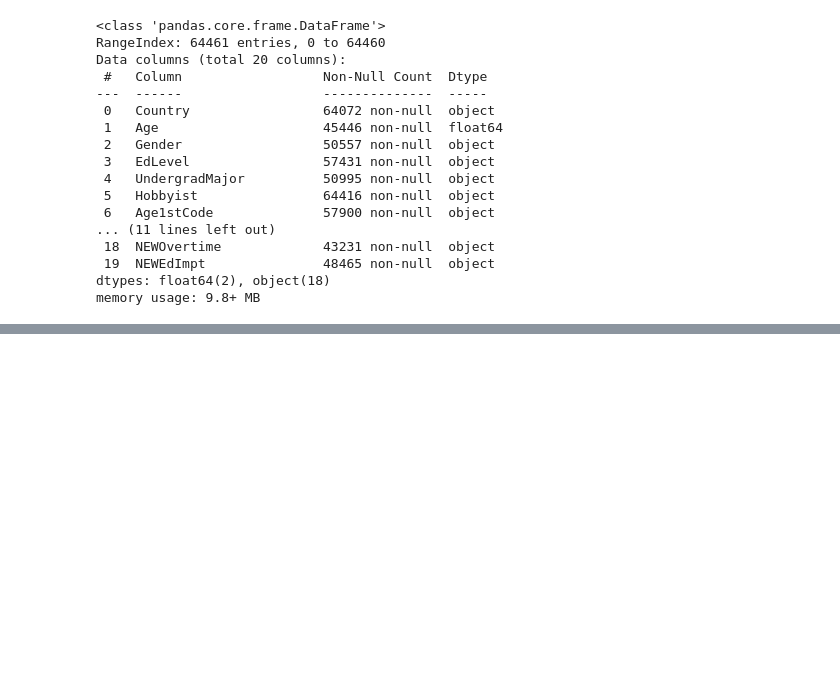
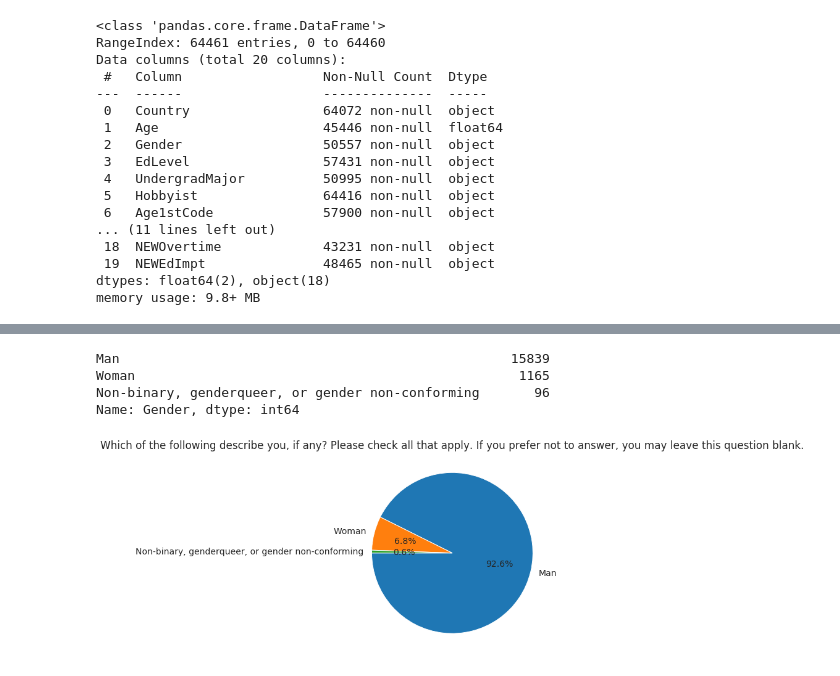
Before and after one commit to aleksmn/jovian, a Jupyter notebook: pandas/python-eda-stackoverflow-survey/practice-stackoverflow-survey.ipynb, the cells around one changed output, grey strips where cells are left out. Cells and saved outputs as stored; diff of their text form; code cells hidden in the pictures; blank space fills up the shorter version.

```diff
--- a/pandas/python-eda-stackoverflow-survey/practice-stackoverflow-survey.ipynb
+++ b/pandas/python-eda-stackoverflow-survey/practice-stackoverflow-survey.ipynb
@@ -138,0 +286,7 @@ memory usage: 9.8+ MB
+# %%
+survey_df.loc[survey_df.Age < 10, 'AgeGroup'] = 'Less than 10 years'
+survey_df.loc[(survey_df.Age >= 10) & (survey_df.Age < 18), 'AgeGroup'] = '10-17 years'
+survey_df.loc[(survey_df.Age >= 18) & (survey_df.Age < 30), 'AgeGroup'] = '18-29 years'
+survey_df.loc[(survey_df.Age >= 30) & (survey_df.Age < 45), 'AgeGroup'] = '30-44 years'
+survey_df.loc[(survey_df.Age >= 45) & (survey_df.Age <= 60), 'AgeGroup'] = '45-60 years'
+survey_df.loc[(survey_df.Age >= 45) & (survey_df.Age <= 60), 'AgeGroup'] = 'Older than 60 years'
@@ -138,0 +307,2 @@ memory usage: 9.8+ MB
+# %%
+agegroup_30_44_df = survey_df[survey_df.AgeGroup == "30-44 years"]
@@ -138,0 +323,14 @@ memory usage: 9.8+ MB
+# %%
+gender_counts = agegroup_30_44_df.Gender.value_counts()
+gender_counts
+# %% [output]
+Man                                                  15839
+Woman                                                 1165
+Non-binary, genderqueer, or gender non-conforming       96
+Name: Gender, dtype: int64
+# %%
+plt.figure(figsize=(12,6))
+plt.title(schema.Gender)
+plt.pie(gender_counts, labels=gender_counts.index, autopct='%1.1f%%', startangle=180);
+# %% [output]
+[figure, added]
```
Also changed, not shown: parts of 34 cells of this notebook, 1 other file.
